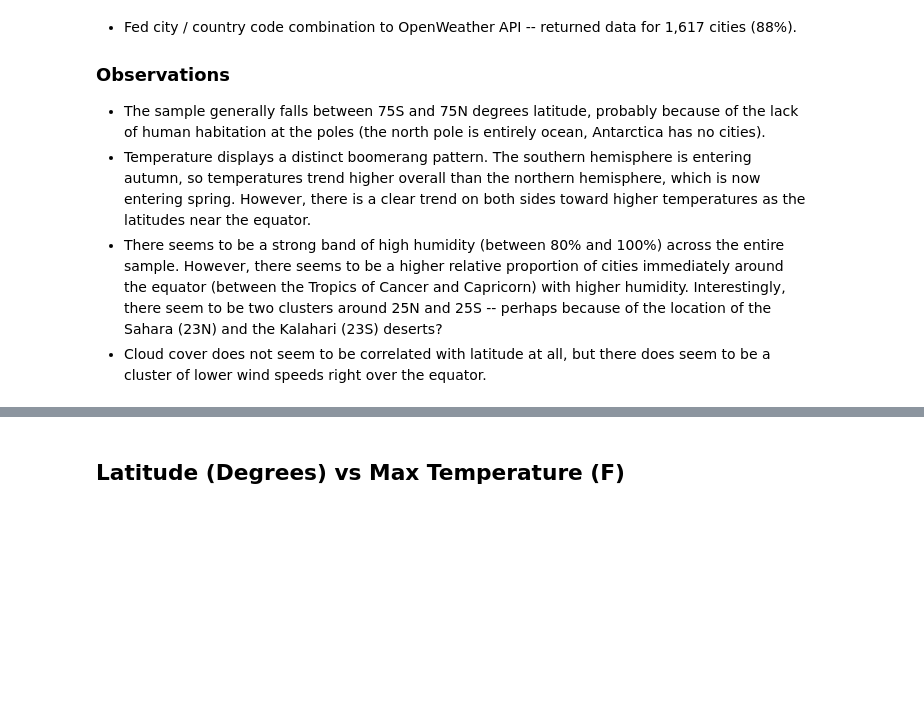
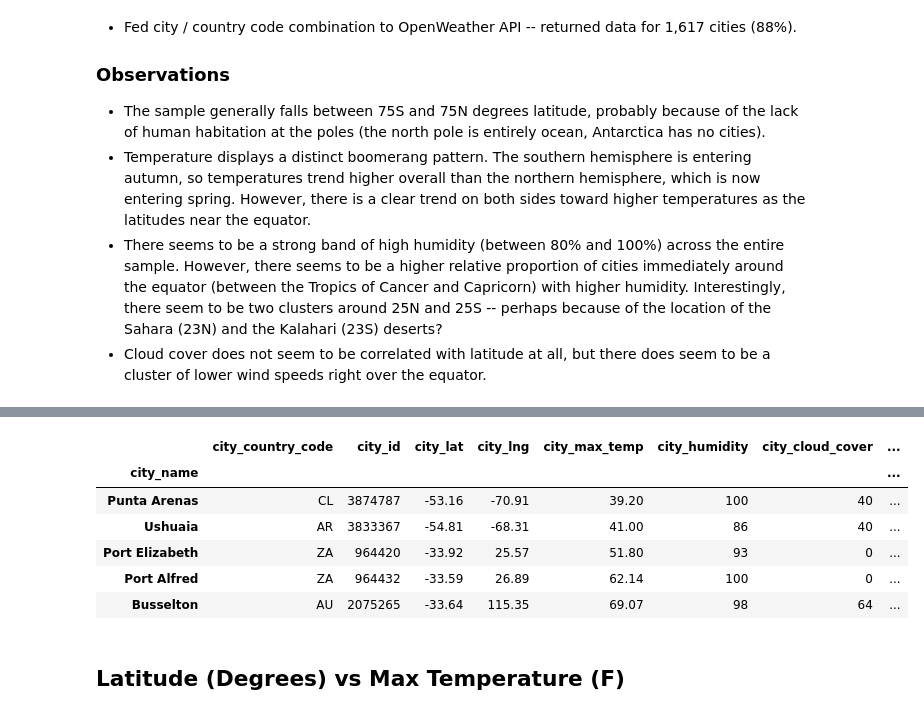
Before and after one commit to penguinistakc/weatherpy, a Jupyter notebook: weatherpy.ipynb, the cells around one changed output, grey strips where cells are left out. Drawn from its saved outputs; the diff is of its cells as text; code cells hidden in the pictures; blank space fills up the shorter version.

```diff
--- a/weatherpy.ipynb
+++ b/weatherpy.ipynb
@@ -113,9 +134,21 @@ print("* DATA COLLECTION COMPLETE..... ")
 # %%
 # create dataframe from dictionary
 city_data_df = pd.DataFrame(city_data_dict)
 
-#Print a sample of the dataframe
-city_data_df.head()
-
 # calculate record date for plots
 record_date = datetime.datetime.fromtimestamp(int(city_data_df['record_dt'][0])).strftime('%m/%d/%y')
+
+#Reorganize the DataFrame for saving as a csv and easy viewing
+city_data_display = city_data_df[['city_name', 'city_country_code', 'city_id', 'city_lat', 'city_lng',
+                                 'city_max_temp', 'city_humidity', 'city_cloud_cover', 'city_wind_speed',
+                                 'record_dt']].set_index('city_name')
+#Print a sample of the dataframe
+city_data_display.head()
+# %% [output]
+|  | city_country_code | city_id | city_lat | city_lng | city_max_temp | city_humidity | city_cloud_cover | ... |
+| city_name |  |  |  |  |  |  |  | ... |
+| Punta Arenas | CL | 3874787 | -53.16 | -70.91 | 39.20 | 100 | 40 | ... |
+| Ushuaia | AR | 3833367 | -54.81 | -68.31 | 41.00 | 86 | 40 | ... |
+| Port Elizabeth | ZA | 964420 | -33.92 | 25.57 | 51.80 | 93 | 0 | ... |
+| Port Alfred | ZA | 964432 | -33.59 | 26.89 | 62.14 | 100 | 0 | ... |
+| Busselton | AU | 2075265 | -33.64 | 115.35 | 69.07 | 98 | 64 | ... |
```
Also changed, not shown: parts of 3 cells of this notebook, 7 other files.
